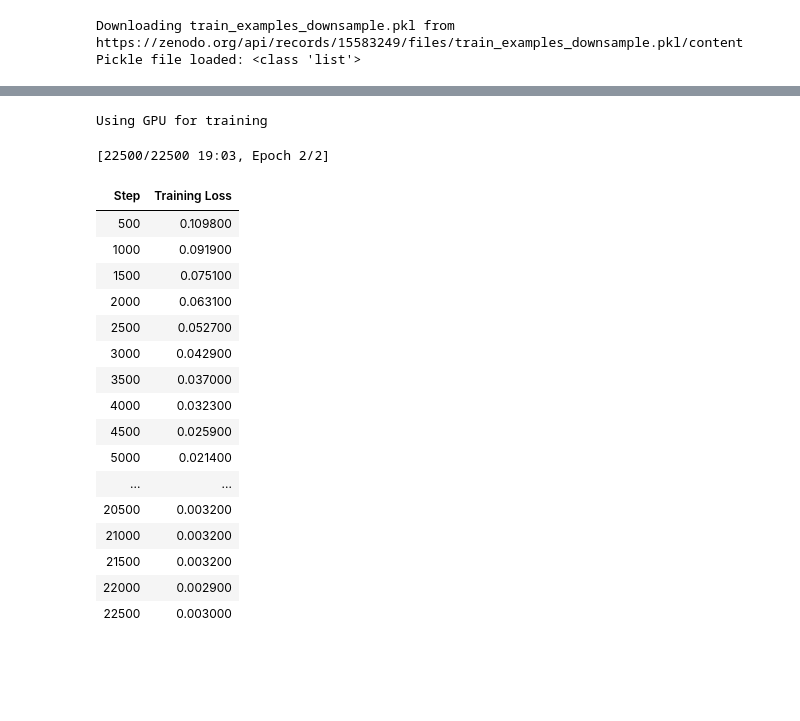
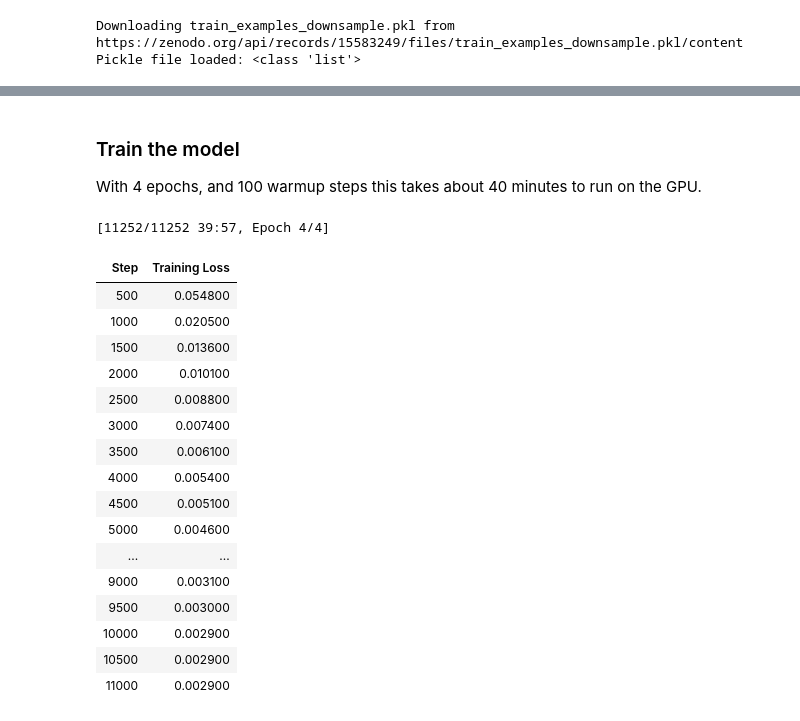
Before and after one commit to Bea-Taylor/nimby_nlp, a Jupyter notebook: nbs/1_0_6_SBERT_fine_tune.ipynb, the cells around one changed output, grey strips where cells are left out. Saved outputs shown, nothing was run; the diff lists cells and outputs as text; code cells hidden in the pictures; blank space fills up the shorter version.

Commit message:
added md notes, and changed epochs - need to add training output plot

```diff
--- a/nbs/1_0_6_SBERT_fine_tune.ipynb
+++ b/nbs/1_0_6_SBERT_fine_tune.ipynb
@@ -63,3 +77,10 @@ logging.basicConfig(format='%(asctime)s - %(message)s',
 # %%
 model = SentenceTransformer('all-MiniLM-L6-v2')
+
+evaluator = EmbeddingSimilarityEvaluator.from_input_examples(
+    val_pairs, name='validation'
+)
+
+train_dataloader = DataLoader(train_pairs, shuffle=True, batch_size=64)
+train_loss = losses.CosineSimilarityLoss(model=model)
 # %% [output]
@@ -71,0 +100,12 @@ evaluator = EmbeddingSimilarityEvaluator.from_input_examples(
+# %%
+class LossLogger:
+    def __init__(self):
+        self.losses = []
+        self.steps = []
+
+    def __call__(self, score, epoch, steps):
+        self.losses.append(score)
+        self.steps.append(steps)
+
+# Instantiate the callback
+loss_logger = LossLogger()
@@ -77,42 +119,30 @@ model.evaluate(evaluator)
 {'validation_pearson_cosine': 0.3689586166396692,
  'validation_spearman_cosine': 0.3634638764472133}
-# %%
-# Check if GPU is available and move model to GPU
-if torch.cuda.is_available():
-    model = model.to('cuda')
-    print("Using GPU for training")
-else:
-    print("GPU not available, using CPU")
-# %% [output]
-Using GPU for training
-# %%
-train_dataloader = DataLoader(
-    train_pairs,
-    shuffle=True,
-    batch_size=32,
-    num_workers=4  # Adjust based on your CPU
-)
-# %%
-train_dataloader = DataLoader(train_pairs, shuffle=True, batch_size=16)
-train_loss = losses.CosineSimilarityLoss(model=model)
+# %% [markdown]
+### Train the model
+With 4 epochs, and 100 warmup steps this takes about 40 minutes to run on the GPU.
 # %%
-model.fit(train_objectives=[(train_dataloader, train_loss)], epochs=2)
+model.fit(train_objectives=[(train_dataloader, train_loss)],
+          epochs=4,
+          warmup_steps=100,
+          show_progress_bar=True,
+          callback=loss_logger)
 # %% [output]
-[22500/22500 19:03, Epoch 2/2]
+[11252/11252 39:57, Epoch 4/4]
 | Step | Training Loss |
-| 500 | 0.109800 |
-| 1000 | 0.091900 |
-| 1500 | 0.075100 |
-| 2000 | 0.063100 |
-| 2500 | 0.052700 |
-| 3000 | 0.042900 |
-| 3500 | 0.037000 |
-| 4000 | 0.032300 |
-| 4500 | 0.025900 |
-| 5000 | 0.021400 |
+| 500 | 0.054800 |
+| 1000 | 0.020500 |
+| 1500 | 0.013600 |
+| 2000 | 0.010100 |
+| 2500 | 0.008800 |
+| 3000 | 0.007400 |
+| 3500 | 0.006100 |
+| 4000 | 0.005400 |
+| 4500 | 0.005100 |
+| 5000 | 0.004600 |
 | ... | ... |
-| 20500 | 0.003200 |
-| 21000 | 0.003200 |
-| 21500 | 0.003200 |
-| 22000 | 0.002900 |
-| 22500 | 0.003000 |
+| 9000 | 0.003100 |
+| 9500 | 0.003000 |
+| 10000 | 0.002900 |
+| 10500 | 0.002900 |
+| 11000 | 0.002900 |
```
Also changed, not shown: parts of 23 cells of this notebook.
